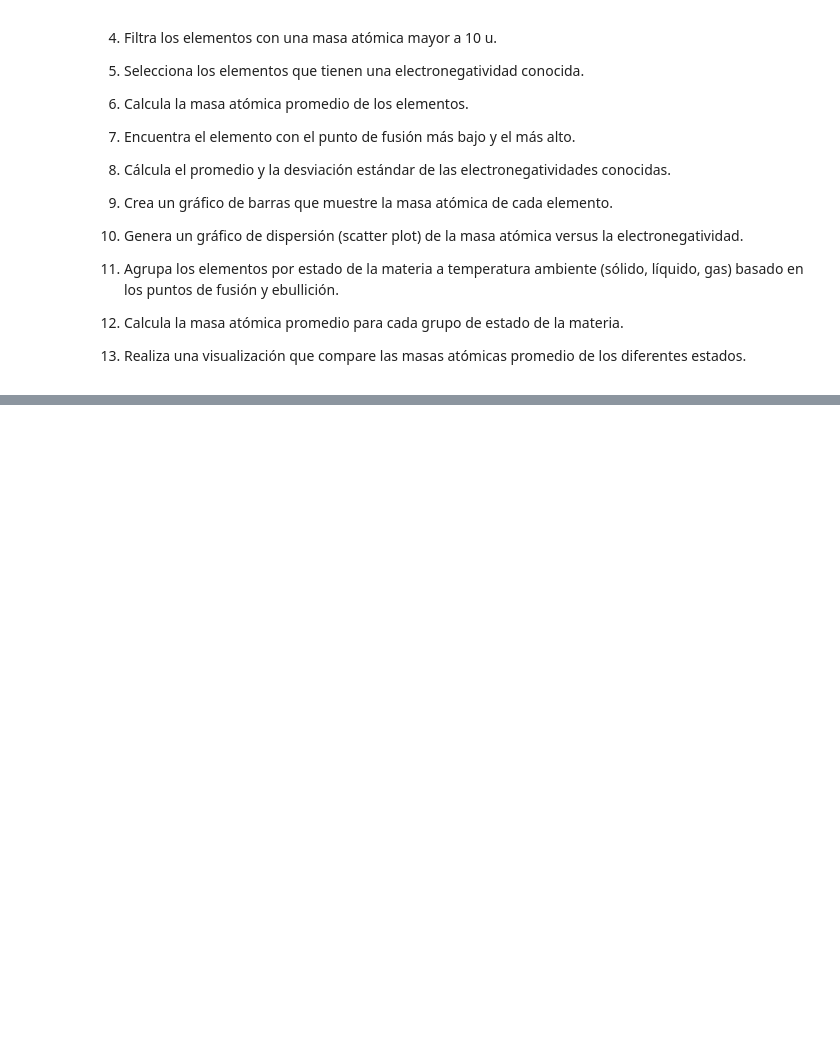
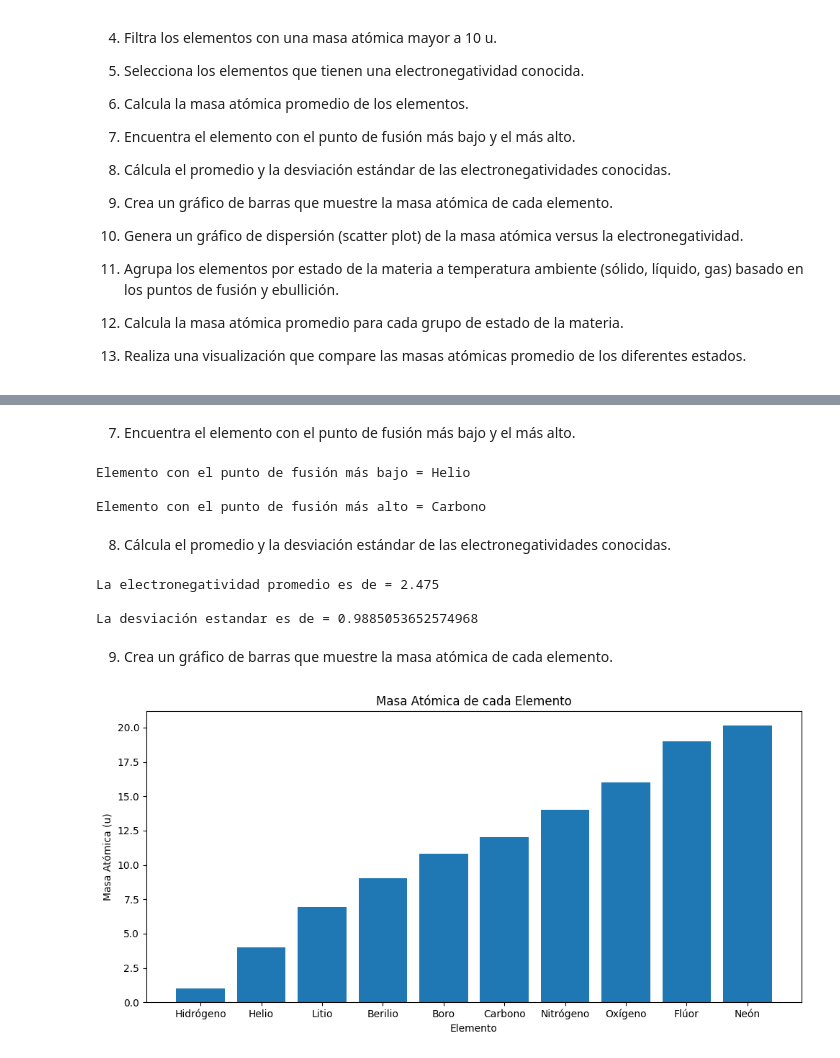
Before and after one commit to hernansalinas/FundamentosComputacion, a Jupyter notebook: Estudiantes/Cuevas_10/Laboratorio_Entrega_.ipynb, the cells around one changed output, grey strips where cells are left out. Drawn from its saved outputs; the diff is of its cells as text; code cells hidden in the pictures; blank space fills up the shorter version.

```diff
--- a/Estudiantes/Cuevas_10/Laboratorio_Entrega_.ipynb
+++ b/Estudiantes/Cuevas_10/Laboratorio_Entrega_.ipynb
@@ -80,0 +78,15 @@ Propiedades de Elementos Químicos
+# %%
+import pandas as pd
+
+Datos_Elementos = {
+    'Elemento': ['Hidrógeno', 'Helio', 'Litio', 'Berilio', 'Boro', 'Carbono', 'Nitrógeno', 'Oxígeno', 'Flúor', 'Neón'],
+    'Símbolo': ['H', 'He', 'Li', 'Be', 'B', 'C', 'N', 'O', 'F', 'Ne'],
+    'Número Atómico': [1, 2, 3, 4, 5, 6, 7, 8, 9, 10],
+    'Masa Atómica (u)': [1.008, 4.0026, 6.94, 9.0122, 10.81, 12.011, 14.007, 15.999, 18.998, 20.180],
+    'Punto de Fusión (K)': [14.01, 0.95, 453.69, 1560, 2349, 3823, 63.15, 54.36, 53.53, 24.56],
+    'Punto de Ebullición (K)': [20.28, 4.22, 1560, 2742, 4200, 4098, 77.36, 90.20, 85.03, 27.07],
+    'Electronegatividad (Pauling)': [2.20, None, 0.98, 1.57, 2.04, 2.55, 3.04, 3.44, 3.98, None]
+}
+
+df_elementos = pd.DataFrame(Datos_Elementos)
+print(df_elementos)
@@ -80,0 +177,36 @@ Propiedades de Elementos Químicos
+# %% [markdown]
+7. Encuentra el elemento con el punto de fusión más bajo y el más alto.
+# %%
+elemento_fusion_min = df_elementos.loc[df_elementos['Punto de Fusión (K)'].idxmin(), 'Elemento']
+elemento_fusion_max = df_elementos.loc[df_elementos['Punto de Fusión (K)'].idxmax(), 'Elemento']
+
+
+print("Elemento con el punto de fusión más bajo =", elemento_fusion_min)
+print("\nElemento con el punto de fusión más alto =", elemento_fusion_max)
+# %% [output]
+Elemento con el punto de fusión más bajo = Helio
+
+Elemento con el punto de fusión más alto = Carbono
+# %% [markdown]
+8. Cálcula el promedio y la desviación estándar de las electronegatividades conocidas.
+# %%
+print('La electronegatividad promedio es de =', df_elementos['Electronegatividad (Pauling)'].mean())
+
+print('\nLa desviación estandar es de =', df_elementos['Electronegatividad (Pauling)'].std())
+# %% [output]
+La electronegatividad promedio es de = 2.475
+
+La desviación estandar es de = 0.9885053652574968
+# %% [markdown]
+9. Crea un gráfico de barras que muestre la masa atómica de cada elemento.
+# %%
+import matplotlib.pyplot as plt
+
+plt.figure(figsize=(10, 5))
+plt.bar(df_elementos['Elemento'], df_elementos['Masa Atómica (u)'])
+plt.title('Masa Atómica de cada Elemento')
+plt.xlabel('Elemento')
+plt.ylabel('Masa Atómica (u)')
+plt.tight_layout()
+# %% [output]
+[figure, added]
```
Also changed, not shown: parts of 36 cells of this notebook, 2 other files.
